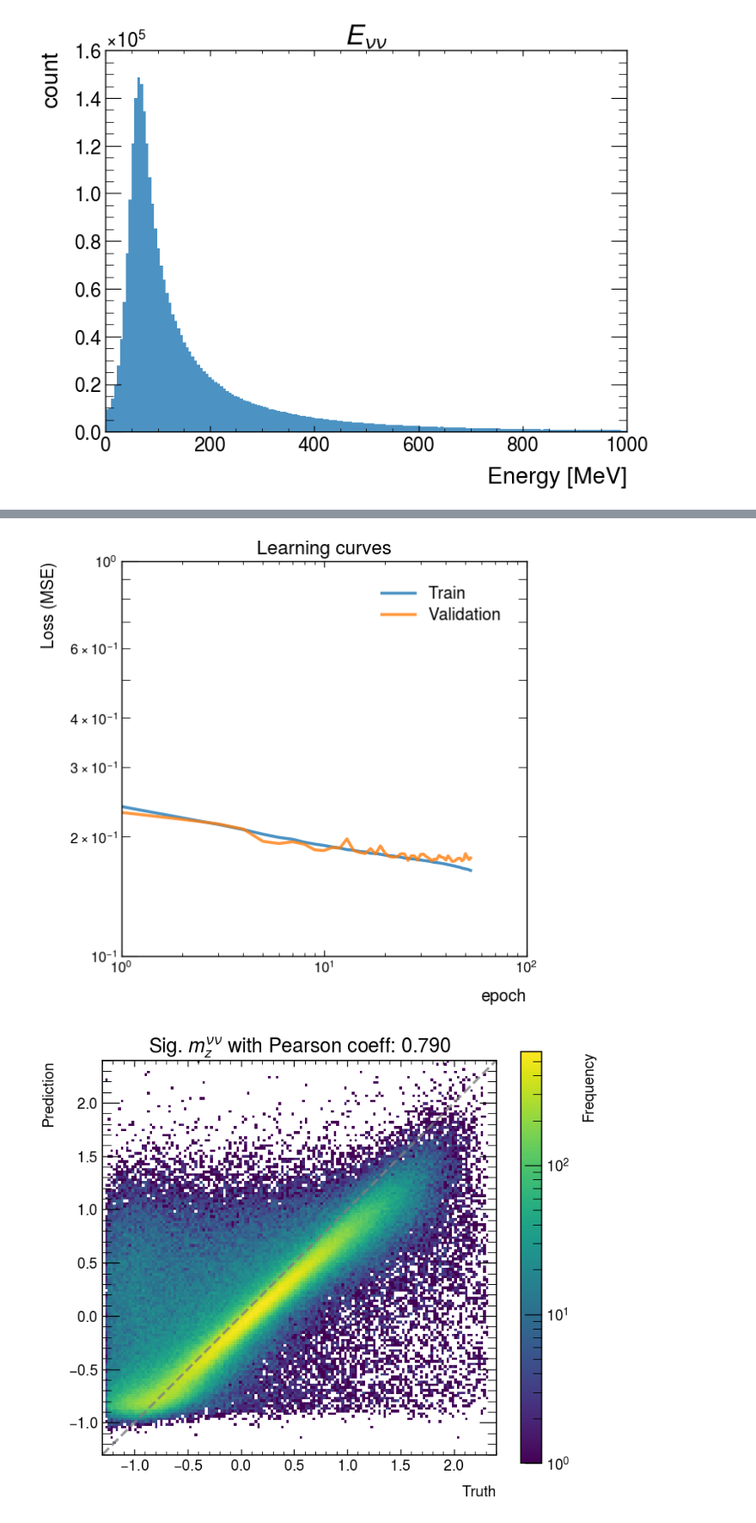
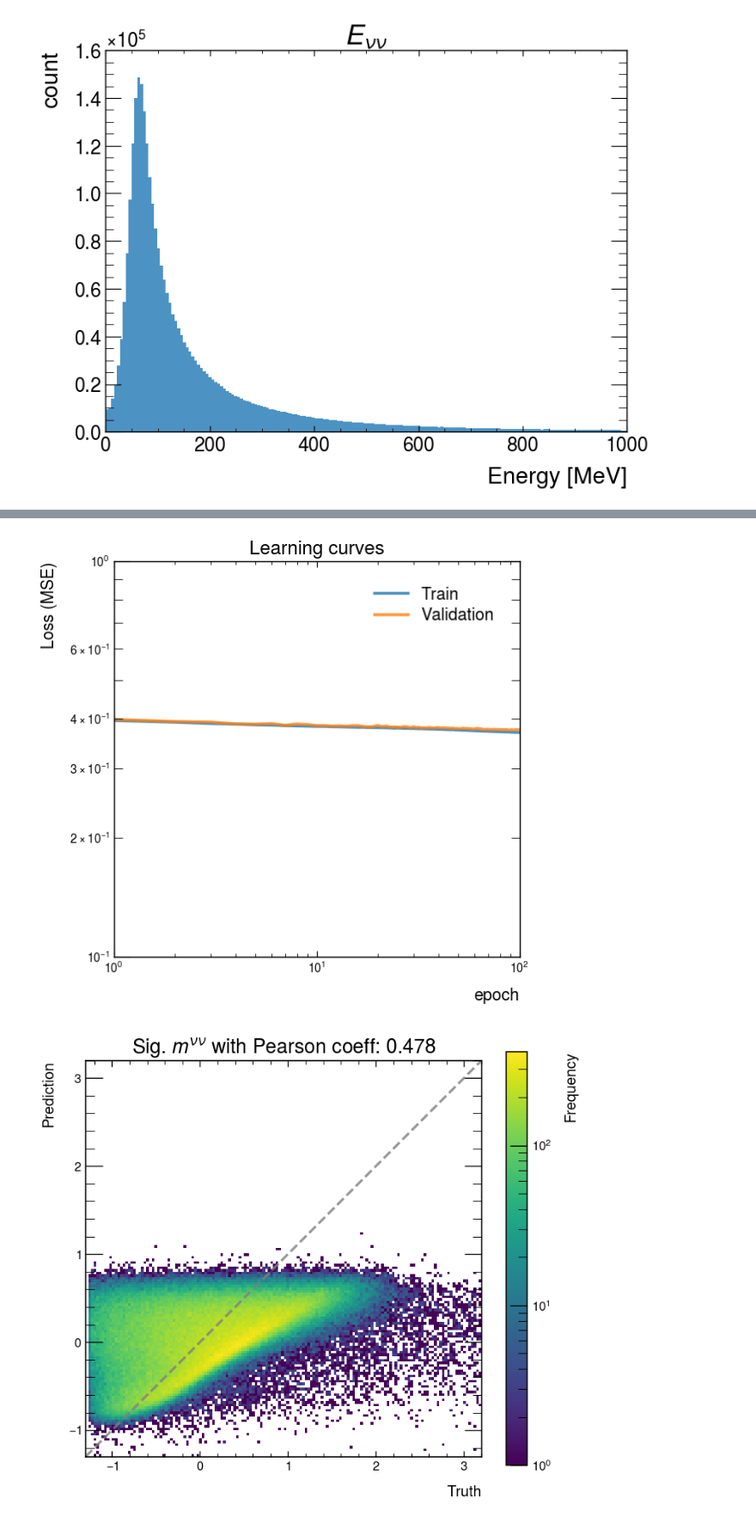
Before and after one commit to yygarypeng/QE-mls, a Jupyter notebook: DNN_modified_m.ipynb, the cells around one changed output, grey strips where cells are left out. Shown at 86% size. Cells and saved outputs as stored; diff of their text form; code cells hidden in the pictures.

```diff
--- a/DNN_modified_m.ipynb
+++ b/DNN_modified_m.ipynb
@@ -32,9 +37,9 @@ print()
 [PhysicalDevice(name='/physical_device:CPU:0', device_type='CPU'), PhysicalDevice(name='/physical_device:GPU:0', device_type='GPU'), PhysicalDevice(name='/physical_device:GPU:1', device_type='GPU')]
 # %%
 seed = 42  # set random seed
-sampling = int(5e6)
+sampling = int(3e5)
 # num_folds = 2
-batch_size = 512
+batch_size = 1024
 epochs = 512
 learning_rate = 1e-4
 # %%
@@ -320,8 +258,7 @@ Testing data shape: (410171, 1).
 # %%
 # Define a new activation function
 def custom_activation(x):
-    return x * tf.keras.backend.sigmoid(x)
-
+    return x*tf.keras.backend.sigmoid(x)
 
 # Define the model.
 def build_model():
@@ -330,18 +267,18 @@ def build_model():
     x = tf.keras.layers.Flatten()(inputs)
 
     # Hidden tf.keras.layers
-    for _ in range(3):
-        x = tf.keras.layers.Dense(units=128, activation="elu")(x)
-        x = tf.keras.layers.Dense(units=128, activation="elu")(x)
-    for _ in range(2):
-        x = tf.keras.layers.Dense(units=1024, activation="elu")(x)
-        x = tf.keras.layers.Dense(units=1024, activation="elu")(x)
-        x = tf.keras.layers.Dropout(rate=0.1)(x)
-    for _ in range(2):
-        x = tf.keras.layers.Dense(units=128, activation="elu")(x)
-        x = tf.keras.layers.Dense(units=128, activation="elu")(x)
-    x = tf.keras.layers.Dense(units=8, activation="elu")(x)
-    x = tf.keras.layers.Dense(units=8, activation="elu")(x)
+    x = tf.keras.layers.Dense(units=1024, activation="elu")(x)
+    x = tf.keras.layers.Dense(units=1024, activation="elu")(x)
+    # x = tf.keras.layers.Dropout(rate=0.2)(x)
+    x = tf.keras.layers.Dense(units=32, activation="elu")(x)
+    x = tf.keras.layers.Dense(units=32, activation="elu")(x)
+    # x = tf.keras.layers.Dense(units=4, activation="elu")(x)
+    # x = tf.keras.layers.Dropout(rate=0.2)(x)
+    x = tf.keras.layers.Dense(units=1024, activation="elu")(x)
+    x = tf.keras.layers.Dense(units=1024, activation="elu")(x)
+    # x = tf.keras.layers.Dropout(rate=0.1)(x)
+    # x = tf.keras.layers.Dense(units=2, activation="elu")(x)
+    # x = tf.keras.layers.Dense(units=2, activation="elu")(x)
 
     # Last dense layer
     outputs = tf.keras.layers.Dense(units=train_y.shape[-1], activation="linear")(x)
@@ -512,12 +449,12 @@ Truth mean: 0.044, std: 0.684, min: -1.266, max: 2.313
 # %%
 from sklearn.metrics import mean_squared_error
 
-range = [-1.3, 2.4]
+range = [-1.3, 3.2]
 
 plot.plot_hist(
     [sig_truth[:, 0], sig_pred[:, 0]],
     [r"$m_{truth}^{\nu\nu}$", r"$m_{pred}^{\nu\nu}$"],
-    r"Sig. norm. $m^{\nu\nu}_{z}$"
+    r"Sig. norm. $m^{\nu\nu}$"
     + f" with RMSE: {np.sqrt(mean_squared_error(sig_truth[:,0], sig_pred[:,0])):.3f}",
     range=range,
     xlabel=r"Norm. $m$ [unit]",
@@ -528,7 +465,7 @@ plot.plot_loss_history(history, logx=True, logy=True)
 plot.plot_2d_histogram(
     sig_truth[:, 0],
     sig_pred[:, 0],
-    r"Sig. $m_{z}^{\nu\nu}$ "
+    r"Sig. $m^{\nu\nu}$ "
     + f"with Pearson coeff: {sp.stats.pearsonr(sig_truth[:,0], sig_pred[:,0])[0]:.3f}",
     range=range,
 )
@@ -537,4 +474,4 @@ plot.plot_2d_histogram(
-[figure, old version]
+[figure, new version]
-[figure, old version]
+[figure, new version]
 # %%
 # TODO
```
Also changed, not shown: parts of 19 cells of this notebook, 4 other files.
